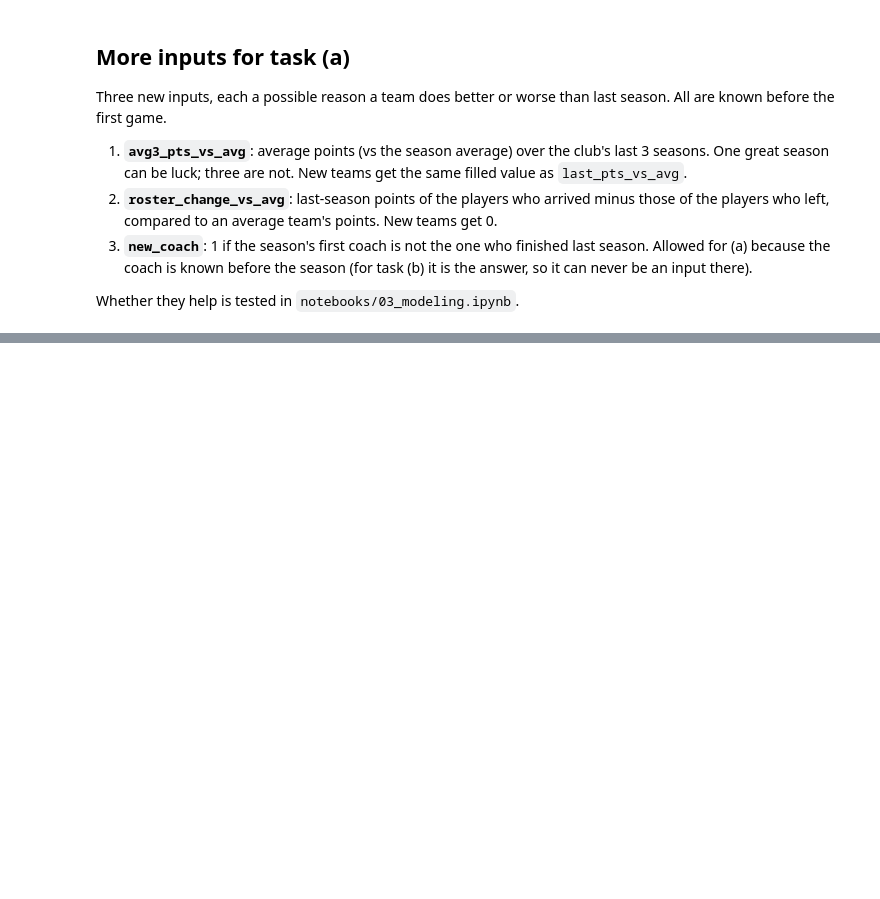
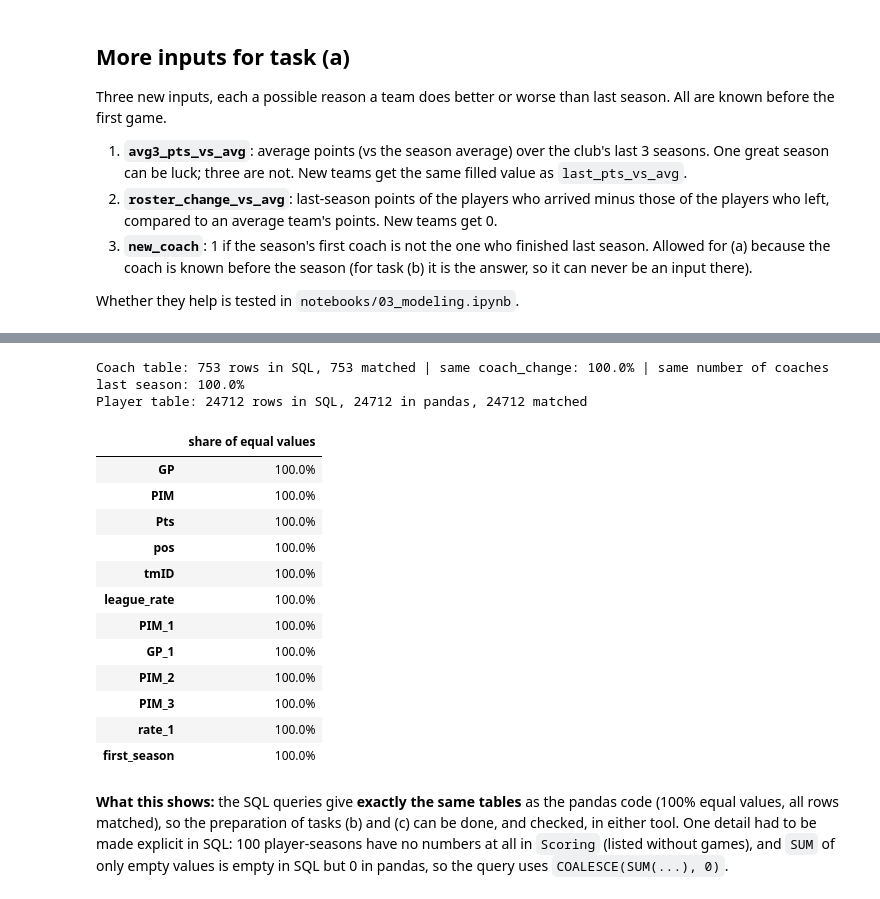
Before and after one commit to up202303702/AC, a Jupyter notebook: notebooks/02_data_preparation.ipynb, the cells around one changed output, grey strips where cells are left out. Drawn from its saved outputs; the diff is of its cells as text; code cells hidden in the pictures; blank space fills up the shorter version.

Commit message:
Person 2 done

```diff
--- a/notebooks/02_data_preparation.ipynb
+++ b/notebooks/02_data_preparation.ipynb
@@ -653,0 +660,5 @@ team_table[["avg3_pts_vs_avg", "roster_change_vs_avg", "new_coach"]].describe().
+# %%
+team_table_with_coaches = add_coach_columns(team_table)
+team_table_with_coaches.to_csv("../data/team_table_with_coaches.csv", index=False)
+print(team_table_with_coaches.shape, "| coach changes:", int(team_table_with_coaches["coach_change"].sum()),
+      "| new teams with no answer:", int(team_table_with_coaches["coach_change"].isna().sum()))
@@ -653,0 +676,47 @@ team_table[["avg3_pts_vs_avg", "roster_change_vs_avg", "new_coach"]].describe().
+# %%
+import sqlite3
+from src.data_loading import build_sqlite
+
+# SQLite copy of the raw tables the queries need (file hockey.db in the project folder; not in git)
+con = build_sqlite({name: tables[name] for name in ["Scoring", "Coaches", "Teams"]})
+run_sql = lambda file: pd.read_sql((Path("../sql") / file).read_text(), con)
+
+# --- Task (b): coach changes ---
+coach_sql = run_sql("coach_changes.sql")
+check = team_table_with_coaches.merge(coach_sql, on=["year", "franchID"], suffixes=("", "_sql"))
+same_change = (check["coach_change"].fillna(-1) == check["coach_change_sql"].fillna(-1)).mean()
+same_count = (check["last_season_coaches"].fillna(-1) == check["last_season_coaches_sql"].fillna(-1)).mean()
+print(f"Coach table: {len(coach_sql)} rows in SQL, {len(check)} matched | same coach_change: {same_change:.1%}"
+      f" | same number of coaches last season: {same_count:.1%}")
+
+# --- Task (c): player seasons (compared with data/player_table.csv, built with pandas in notebook 04) ---
+player_sql = run_sql("player_seasons.sql")
+player_pd = pd.read_csv("../data/player_table.csv")
+check = player_pd.merge(player_sql, on=["playerID", "year"], suffixes=("", "_sql"))
+same = {}
+for col in ["GP", "PIM", "Pts", "pos", "tmID", "league_rate", "PIM_1", "GP_1", "PIM_2", "PIM_3", "rate_1", "first_season"]:
+    a, b = check[col], check[col + "_sql"]
+    if pd.api.types.is_numeric_dtype(a):
+        same[col] = np.isclose(a.astype(float).fillna(-9), b.astype(float).fillna(-9)).mean()
+    else:
+        same[col] = (a.astype(object).fillna("?") == b.astype(object).fillna("?")).mean()
+print(f"Player table: {len(player_sql)} rows in SQL, {len(player_pd)} in pandas, {len(check)} matched")
+pd.Series(same, name="share of equal values").map("{:.1%}".format).to_frame()
+# %% [output]
+Coach table: 753 rows in SQL, 753 matched | same coach_change: 100.0% | same number of coaches last season: 100.0%
+Player table: 24712 rows in SQL, 24712 in pandas, 24712 matched
+|  | share of equal values |
+| GP | 100.0% |
+| PIM | 100.0% |
+| Pts | 100.0% |
+| pos | 100.0% |
+| tmID | 100.0% |
+| league_rate | 100.0% |
+| PIM_1 | 100.0% |
+| GP_1 | 100.0% |
+| PIM_2 | 100.0% |
+| PIM_3 | 100.0% |
+| rate_1 | 100.0% |
+| first_season | 100.0% |
+# %% [markdown]
+**What this shows:** the SQL queries give **exactly the same tables** as the pandas code (100% equal values, all rows matched), so the preparation of tasks (b) and (c) can be done, and checked, in either tool. One detail had to be made explicit in SQL: 100 player-seasons have no numbers at all in `Scoring` (listed without games), and `SUM` of only empty values is empty in SQL but 0 in pandas, so the query uses `COALESCE(SUM(...), 0)`.
```
Also changed, not shown: parts of 7 cells of this notebook, 26 other files.
